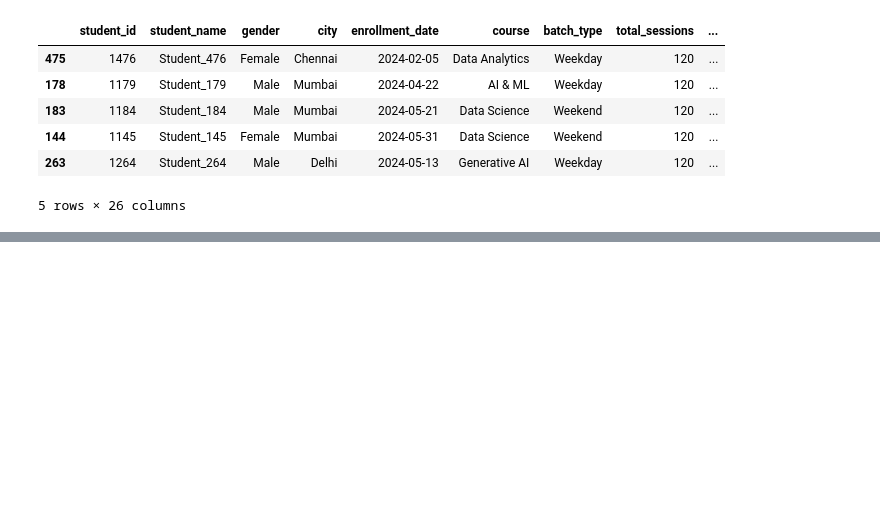
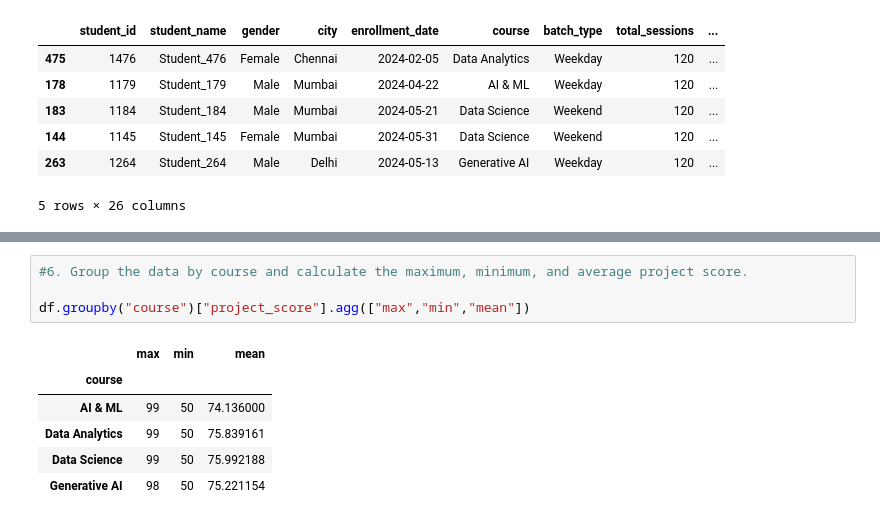
Before and after one commit to anuja-2904/Edtech_Student_Learning_data, a Jupyter notebook: Edtech_Student_Learning_data (1).ipynb, the cells around one changed output, grey strips where cells are left out. Saved outputs shown, nothing was run; the diff lists cells and outputs as text; blank space fills up the shorter version.

```diff
--- a/Edtech_Student_Learning_data (1).ipynb
+++ b/Edtech_Student_Learning_data (1).ipynb
@@ -616,0 +693,11 @@ df.sort_values(["total_score"], ascending = False).head()
+# %%
+#6. Group the data by course and calculate the maximum, minimum, and average project score.
+
+df.groupby("course")["project_score"].agg(["max","min","mean"])
+# %% [output]
+|  | max | min | mean |
+| course |  |  |  |
+| AI & ML | 99 | 50 | 74.136000 |
+| Data Analytics | 99 | 50 | 75.839161 |
+| Data Science | 99 | 50 | 75.992188 |
+| Generative AI | 98 | 50 | 75.221154 |
```
Also changed, not shown: parts of 44 cells of this notebook.
